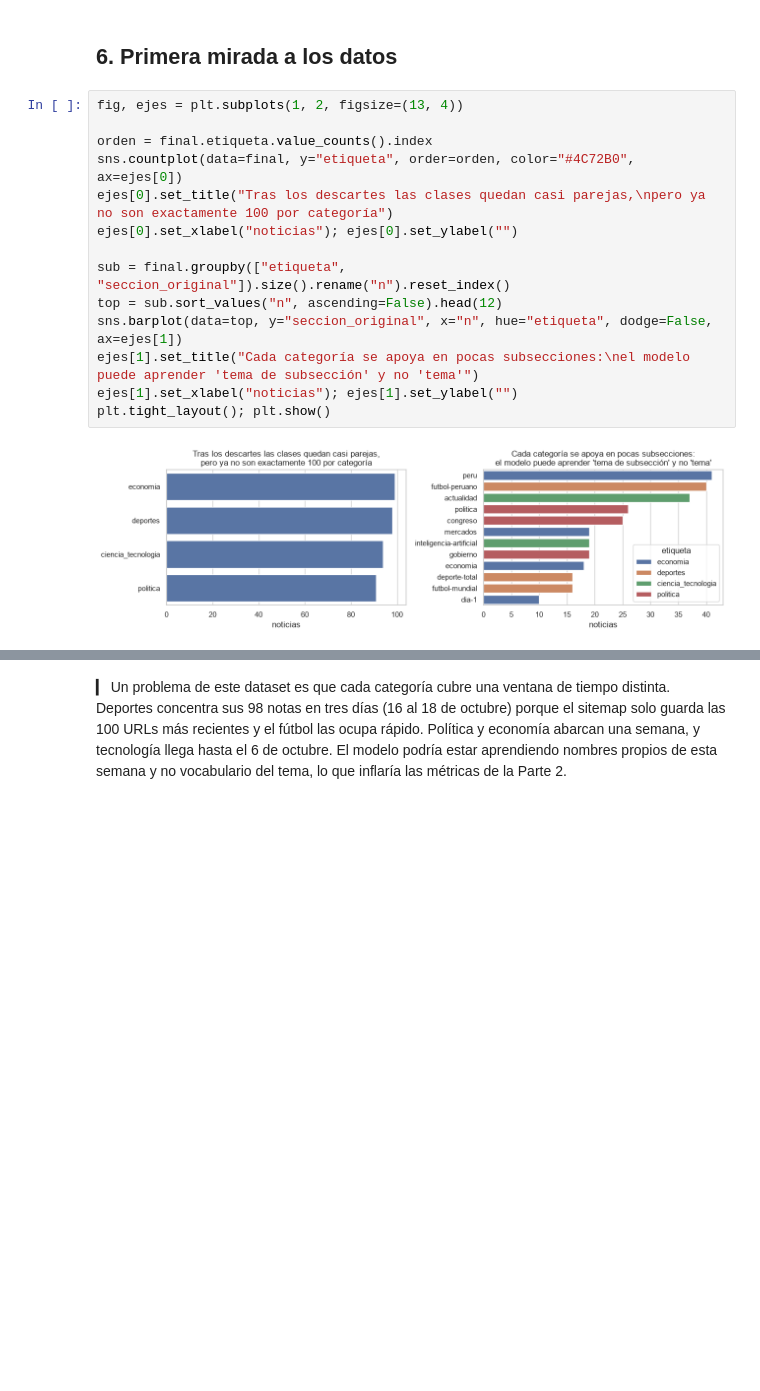
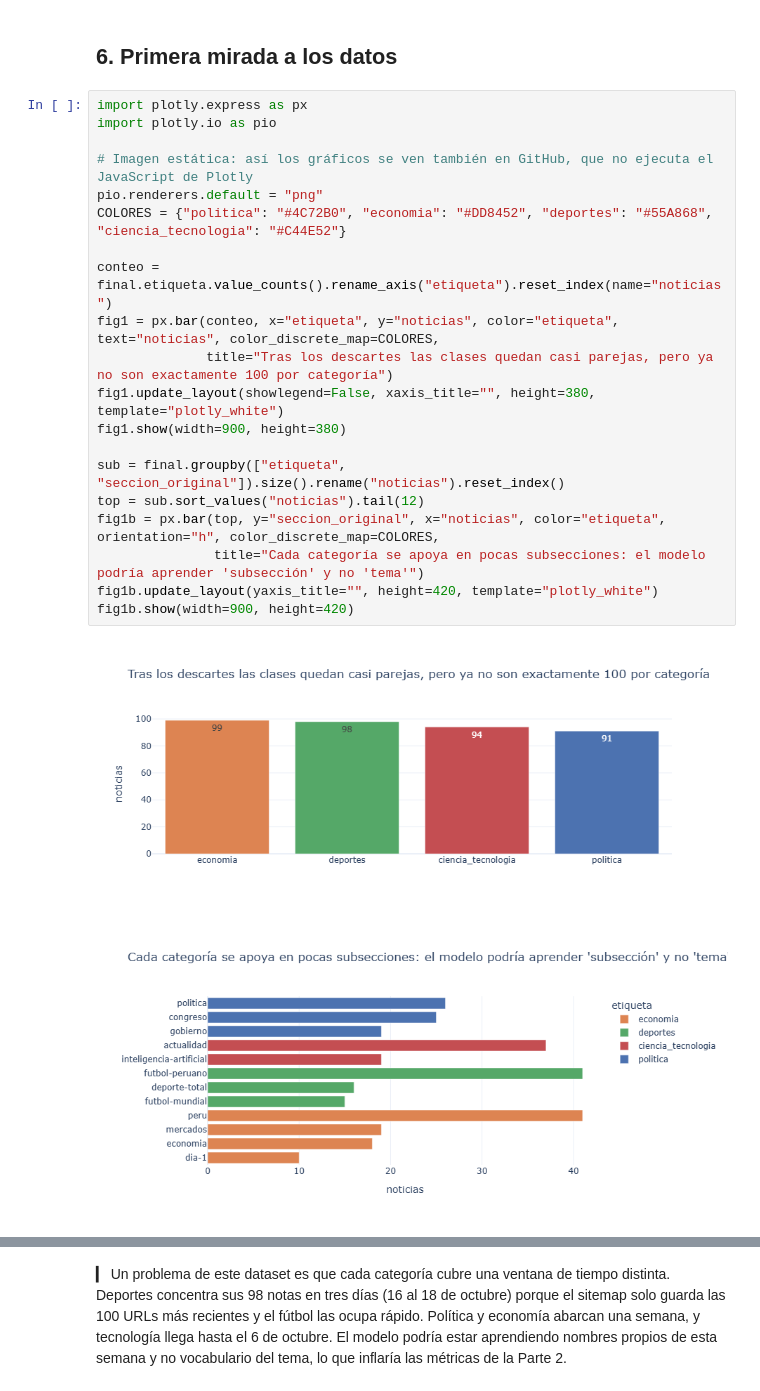
Before and after one commit to fampueroc/Data-Science-Python, a Jupyter notebook: tarea_1/01_recoleccion.ipynb, the cells around one changed output, grey strips where cells are left out. Saved outputs shown, nothing was run; the diff lists cells and outputs as text; blank space fills up the shorter version.

```diff
--- a/tarea_1/01_recoleccion.ipynb
+++ b/tarea_1/01_recoleccion.ipynb
@@ -240,20 +274,27 @@ Counter({200: 30})
 # %% [markdown]
 ## 6. Primera mirada a los datos
 # %%
-fig, ejes = plt.subplots(1, 2, figsize=(13, 4))
+import plotly.express as px
+import plotly.io as pio
 
-orden = final.etiqueta.value_counts().index
-sns.countplot(data=final, y="etiqueta", order=orden, color="#4C72B0", ax=ejes[0])
-ejes[0].set_title("Tras los descartes las clases quedan casi parejas,\npero ya no son exactamente 100 por categoría")
-ejes[0].set_xlabel("noticias"); ejes[0].set_ylabel("")
+# Imagen estática: así los gráficos se ven también en GitHub, que no ejecuta el JavaScript de Plotly
+pio.renderers.default = "png"
+COLORES = {"politica": "#4C72B0", "economia": "#DD8452", "deportes": "#55A868", "ciencia_tecnologia": "#C44E52"}
 
-sub = final.groupby(["etiqueta", "seccion_original"]).size().rename("n").reset_index()
-top = sub.sort_values("n", ascending=False).head(12)
-sns.barplot(data=top, y="seccion_original", x="n", hue="etiqueta", dodge=False, ax=ejes[1])
-ejes[1].set_title("Cada categoría se apoya en pocas subsecciones:\nel modelo puede aprender 'tema de subsección' y no 'tema'")
-ejes[1].set_xlabel("noticias"); ejes[1].set_ylabel("")
-plt.tight_layout(); plt.show()
+conteo = final.etiqueta.value_counts().rename_axis("etiqueta").reset_index(name="noticias")
+fig1 = px.bar(conteo, x="etiqueta", y="noticias", color="etiqueta", text="noticias", color_discrete_map=COLORES,
+              title="Tras los descartes las clases quedan casi parejas, pero ya no son exactamente 100 por categoría")
+fig1.update_layout(showlegend=False, xaxis_title="", height=380, template="plotly_white")
+fig1.show(width=900, height=380)
+
+sub = final.groupby(["etiqueta", "seccion_original"]).size().rename("noticias").reset_index()
+top = sub.sort_values("noticias").tail(12)
+fig1b = px.bar(top, y="seccion_original", x="noticias", color="etiqueta", orientation="h", color_discrete_map=COLORES,
+               title="Cada categoría se apoya en pocas subsecciones: el modelo podría aprender 'subsección' y no 'tema'")
+fig1b.update_layout(yaxis_title="", height=420, template="plotly_white")
+fig1b.show(width=900, height=420)
 # %% [output]
-[figure, old version]
+[figure, new version]
+[figure, added]
 # %%
 final["fecha_dt"] = pd.to_datetime(final.fecha)
```
Also changed, not shown: parts of 6 cells of this notebook.
